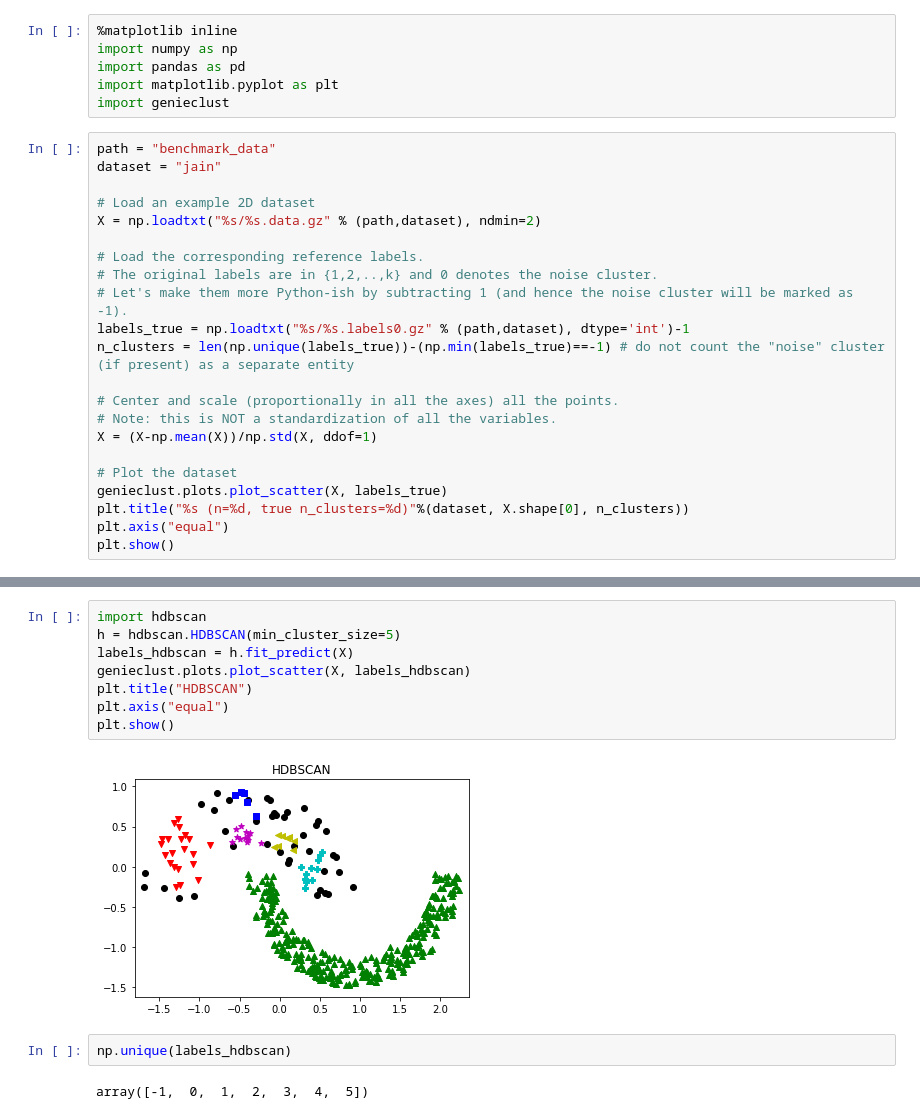
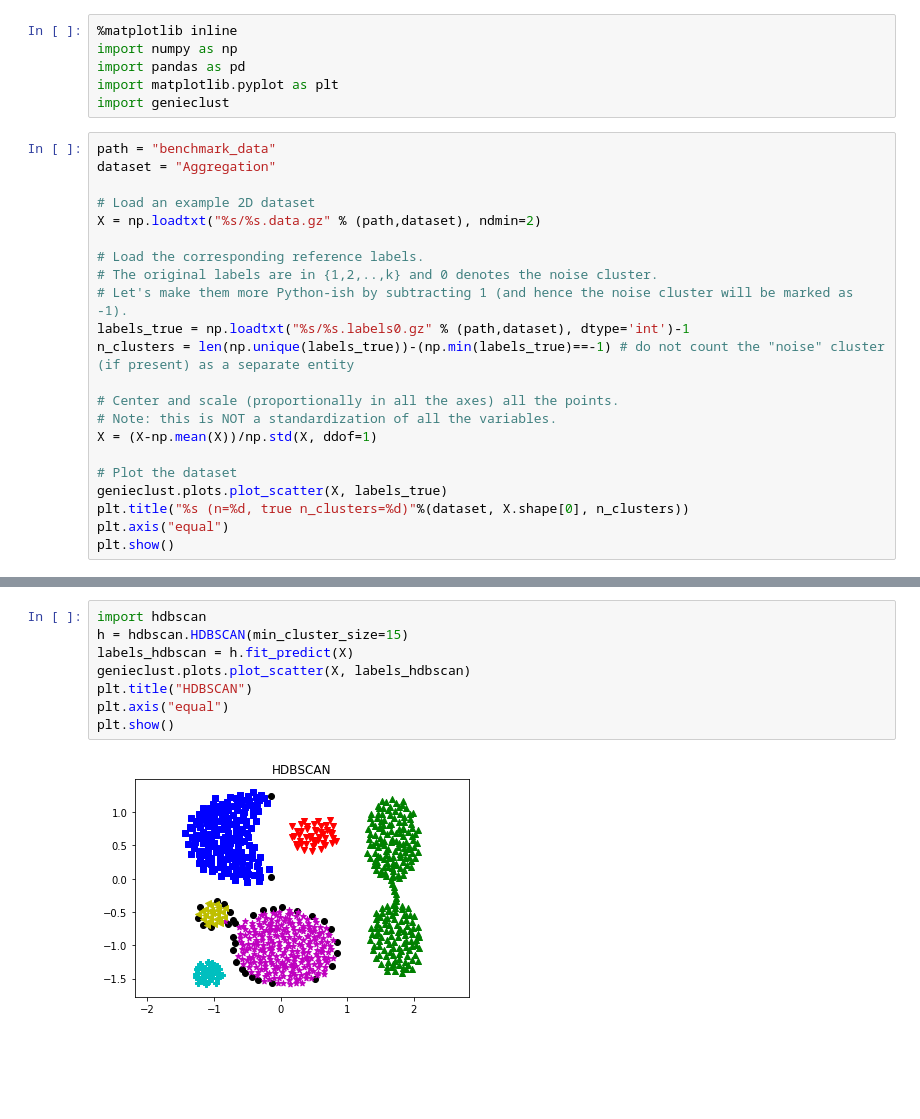
Before and after one commit to gagolews/genieclust, a Jupyter notebook: example_genie_hdbscan.ipynb, the cells around one changed output, grey strips where cells are left out. Drawn from its saved outputs; the diff is of its cells as text; blank space fills up the shorter version.

```diff
--- a/example_genie_hdbscan.ipynb
+++ b/example_genie_hdbscan.ipynb
@@ -25,7 +21,7 @@ import matplotlib.pyplot as plt
 import genieclust
 # %%
 path = "benchmark_data"
-dataset = "jain"
+dataset = "Aggregation"
 
 # Load an example 2D dataset
 X = np.loadtxt("%s/%s.data.gz" % (path,dataset), ndmin=2)
@@ -59,14 +67,10 @@ plt.show()
 # %%
 import hdbscan
-h = hdbscan.HDBSCAN(min_cluster_size=5)
+h = hdbscan.HDBSCAN(min_cluster_size=15)
 labels_hdbscan = h.fit_predict(X)
 genieclust.plots.plot_scatter(X, labels_hdbscan)
 plt.title("HDBSCAN")
 plt.axis("equal")
 plt.show()
 # %% [output]
-[figure, old version]
+[figure, new version]
-# %%
-np.unique(labels_hdbscan)
-# %% [output]
-array([-1,  0,  1,  2,  3,  4,  5])
```
Also changed, not shown: parts of 4 cells of this notebook, 11 other files.
